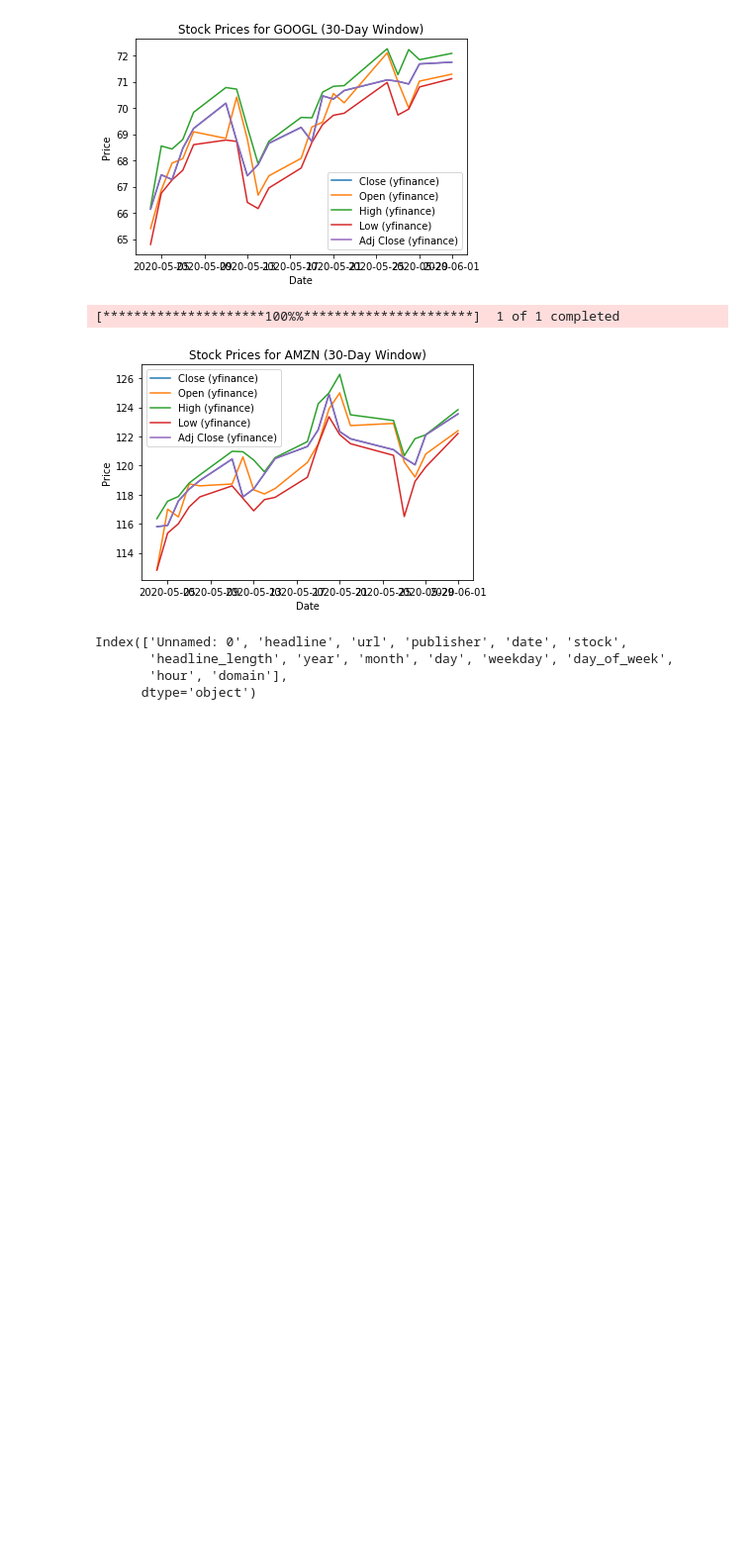
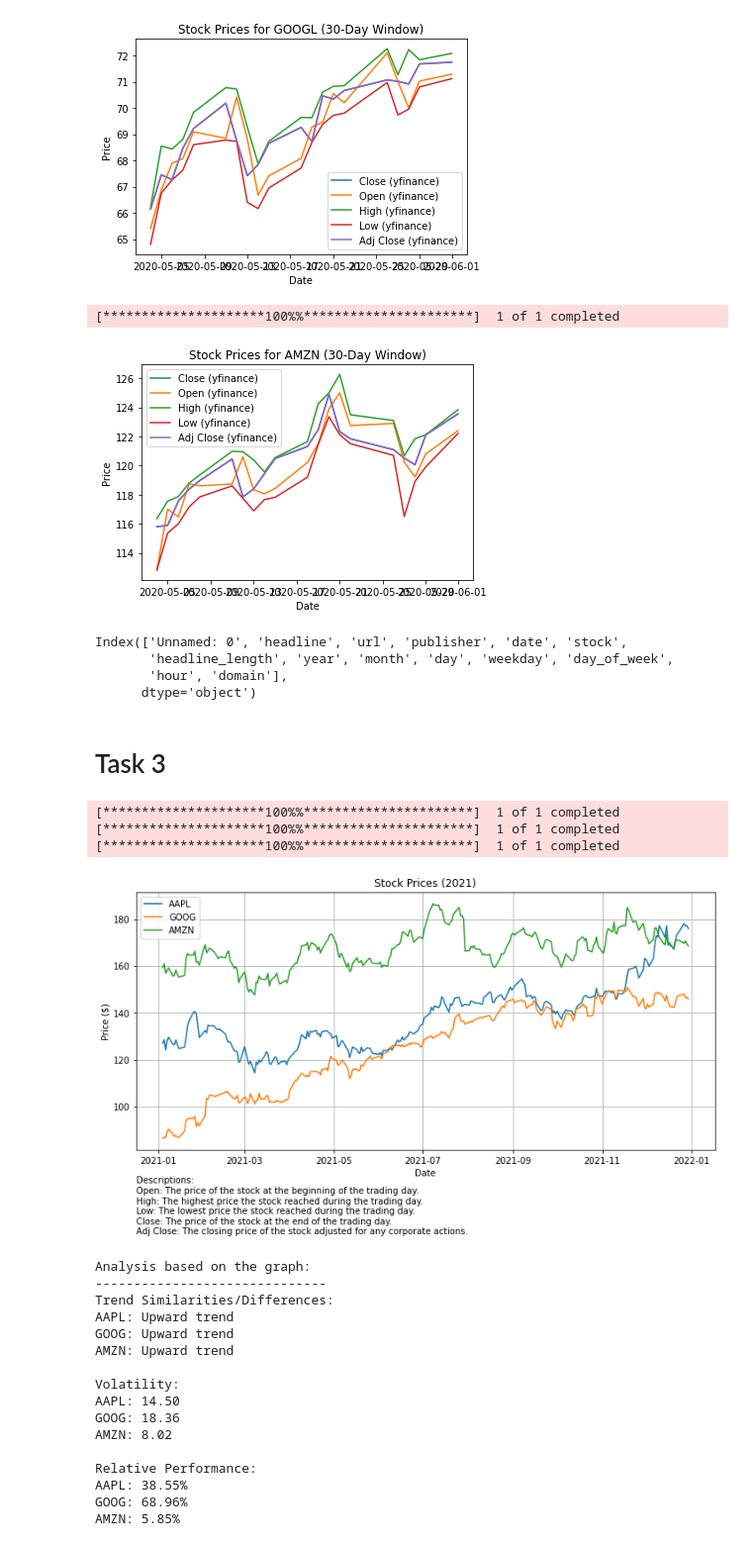
Before and after one commit to Yaadee/Finance_Data_Analysis, a Jupyter notebook: notebooks/Financial_EDA.ipynb, the cells around one changed output. Shown at 99% size. Drawn from its saved outputs; the diff is of its cells as text; code cells hidden in the pictures; blank space fills up the shorter version.

```diff
--- a/notebooks/Financial_EDA.ipynb
+++ b/notebooks/Financial_EDA.ipynb
@@ -688,3 +690,78 @@ Index(['Unnamed: 0', 'headline', 'url', 'publisher', 'date', 'stock',
        'headline_length', 'year', 'month', 'day', 'weekday', 'day_of_week',
        'hour', 'domain'],
       dtype='object')
+# %% [markdown]
+# Task 3
+# %%
+# Loading stock price data
+symbols = ['AAPL', 'GOOG', 'AMZN']  # Example stock symbols (Apple, Google, Amazon)
+start_date = '2021-01-01'
+end_date = '2021-12-31'
+
+# Download data for each symbol and concatenate into a single DataFrame
+dfs = []
+for symbol in symbols:
+    data = yf.download(symbol, start=start_date, end=end_date)
+    data['Symbol'] = symbol  # Add a column to identify the stock symbol
+    dfs.append(data)
+
+all_data = pd.concat(dfs)
+
+# Plot stock prices
+plt.figure(figsize=(10, 6))
+for symbol in symbols:
+    plt.plot(all_data.loc[all_data['Symbol'] == symbol].index, all_data.loc[all_data['Symbol'] == symbol]['Adj Close'], label=symbol)
+
+plt.title('Stock Prices (2021)')
+plt.xlabel('Date')
+plt.ylabel('Price ($)')
+plt.legend()
+plt.grid(True)
+
+# Add descriptions below the graph
+plt.text(plt.xlim()[0], plt.ylim()[0] - (plt.ylim()[1] - plt.ylim()[0]) * 0.1, "Descriptions:\nOpen: The price of the stock at the beginning of the trading day.\nHigh: The highest price the stock reached during the trading day.\nLow: The lowest price the stock reached during the trading day.\nClose: The price of the stock at the end of the trading day.\nAdj Close: The closing price of the stock adjusted for any corporate actions.", fontsize=10, verticalalignment='top')
+
+plt.tight_layout()  # Adjust layout to prevent overlapping
+plt.show()
+
+# Analysis based on the graph
+print("Analysis based on the graph:")
+print("-" * 30)
+
+# Trend Similarities/Differences
+print("Trend Similarities/Differences:")
+for symbol in symbols:
+    print(f"{symbol}: {'Upward trend' if all_data.loc[all_data['Symbol'] == symbol]['Adj Close'].iloc[-1] > all_data.loc[all_data['Symbol'] == symbol]['Adj Close'].iloc[0] else 'Downward trend'}")
+
+# Volatility
+print("\nVolatility:")
+for symbol in symbols:
+    volatility = all_data.loc[all_data['Symbol'] == symbol]['Adj Close'].std()
+    print(f"{symbol}: {volatility:.2f}")
+
+# Relative Performance
+print("\nRelative Performance:")
+for symbol in symbols:
+    relative_performance = (all_data.loc[all_data['Symbol'] == symbol]['Adj Close'].iloc[-1] / all_data.loc[all_data['Symbol'] == symbol]['Adj Close'].iloc[0]) - 1
+    print(f"{symbol}: {relative_performance:.2%}")
+# %% [output]
+[*********************100%%**********************]  1 of 1 completed
+[*********************100%%**********************]  1 of 1 completed
+[*********************100%%**********************]  1 of 1 completed
+[figure, added]
+Analysis based on the graph:
+------------------------------
+Trend Similarities/Differences:
+AAPL: Upward trend
+GOOG: Upward trend
+AMZN: Upward trend
+
+Volatility:
+AAPL: 14.50
+GOOG: 18.36
+AMZN: 8.02
+
+Relative Performance:
+AAPL: 38.55%
+GOOG: 68.96%
+AMZN: 5.85%
```
Also changed, not shown: parts of 5 cells of this notebook, 1 other file.
